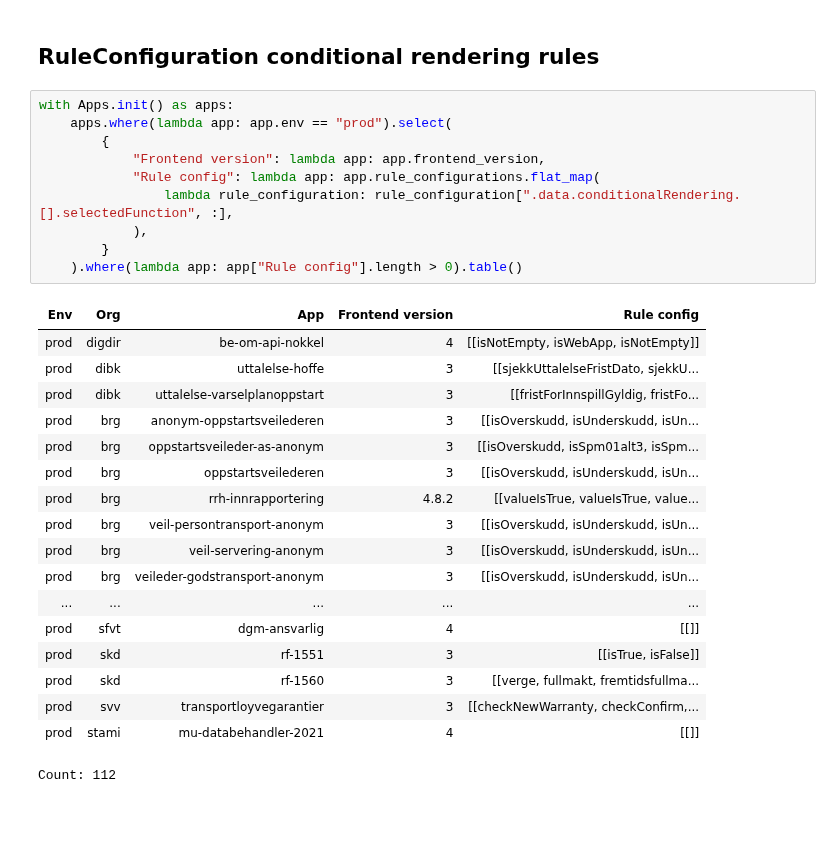
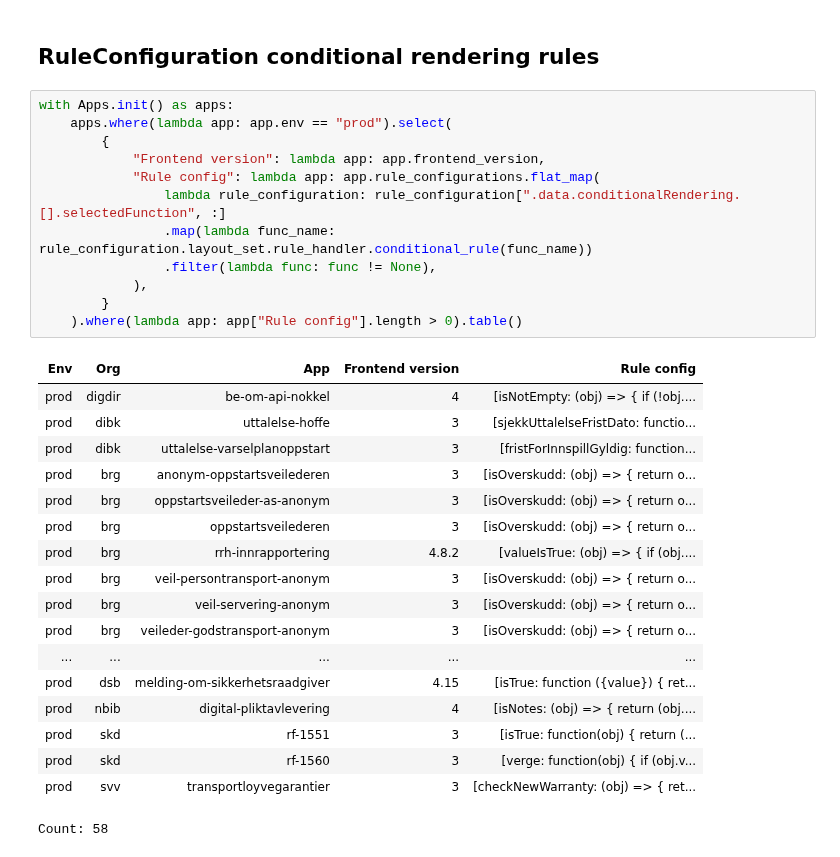
Before and after one commit to bjosttveit/altinn-app-insight, a Jupyter notebook: notebooks/components.ipynb, the cells around one changed output. Saved outputs shown, nothing was run; the diff lists cells and outputs as text; blank space fills up the shorter version.

Commit message:
add support for querying rule handler

```diff
--- a/notebooks/components.ipynb
+++ b/notebooks/components.ipynb
@@ -66,29 +66,31 @@ Count: 0
 # %%
 with Apps.init() as apps:
     apps.where(lambda app: app.env == "prod").select(
         {
             "Frontend version": lambda app: app.frontend_version,
             "Rule config": lambda app: app.rule_configurations.flat_map(
-                lambda rule_configuration: rule_configuration[".data.conditionalRendering.[].selectedFunction", :],
+                lambda rule_configuration: rule_configuration[".data.conditionalRendering.[].selectedFunction", :]
+                .map(lambda func_name: rule_configuration.layout_set.rule_handler.conditional_rule(func_name))
+                .filter(lambda func: func != None),
             ),
         }
     ).where(lambda app: app["Rule config"].length > 0).table()
 # %% [output]
 | Env | Org | App | Frontend version | Rule config |
-| prod | digdir | be-om-api-nokkel | 4 | [[isNotEmpty, isWebApp, isNotEmpty]] |
-| prod | dibk | uttalelse-hoffe | 3 | [[sjekkUttalelseFristDato, sjekkU... |
-| prod | dibk | uttalelse-varselplanoppstart | 3 | [[fristForInnspillGyldig, fristFo... |
-| prod | brg | anonym-oppstartsveilederen | 3 | [[isOverskudd, isUnderskudd, isUn... |
-| prod | brg | oppstartsveileder-as-anonym | 3 | [[isOverskudd, isSpm01alt3, isSpm... |
-| prod | brg | oppstartsveilederen | 3 | [[isOverskudd, isUnderskudd, isUn... |
-| prod | brg | rrh-innrapportering | 4.8.2 | [[valueIsTrue, valueIsTrue, value... |
-| prod | brg | veil-persontransport-anonym | 3 | [[isOverskudd, isUnderskudd, isUn... |
-| prod | brg | veil-servering-anonym | 3 | [[isOverskudd, isUnderskudd, isUn... |
-| prod | brg | veileder-godstransport-anonym | 3 | [[isOverskudd, isUnderskudd, isUn... |
+| prod | digdir | be-om-api-nokkel | 4 | [isNotEmpty: (obj) => { if (!obj.... |
+| prod | dibk | uttalelse-hoffe | 3 | [sjekkUttalelseFristDato: functio... |
+| prod | dibk | uttalelse-varselplanoppstart | 3 | [fristForInnspillGyldig: function... |
+| prod | brg | anonym-oppstartsveilederen | 3 | [isOverskudd: (obj) => { return o... |
+| prod | brg | oppstartsveileder-as-anonym | 3 | [isOverskudd: (obj) => { return o... |
+| prod | brg | oppstartsveilederen | 3 | [isOverskudd: (obj) => { return o... |
+| prod | brg | rrh-innrapportering | 4.8.2 | [valueIsTrue: (obj) => { if (obj.... |
+| prod | brg | veil-persontransport-anonym | 3 | [isOverskudd: (obj) => { return o... |
+| prod | brg | veil-servering-anonym | 3 | [isOverskudd: (obj) => { return o... |
+| prod | brg | veileder-godstransport-anonym | 3 | [isOverskudd: (obj) => { return o... |
 | ... | ... | ... | ... | ... |
-| prod | sfvt | dgm-ansvarlig | 4 | [[]] |
-| prod | skd | rf-1551 | 3 | [[isTrue, isFalse]] |
-| prod | skd | rf-1560 | 3 | [[verge, fullmakt, fremtidsfullma... |
-| prod | svv | transportloyvegarantier | 3 | [[checkNewWarranty, checkConfirm,... |
-| prod | stami | mu-databehandler-2021 | 4 | [[]] |
+| prod | dsb | melding-om-sikkerhetsraadgiver | 4.15 | [isTrue: function ({value}) { ret... |
+| prod | nbib | digital-pliktavlevering | 4 | [isNotes: (obj) => { return (obj.... |
+| prod | skd | rf-1551 | 3 | [isTrue: function(obj) { return (... |
+| prod | skd | rf-1560 | 3 | [verge: function(obj) { if (obj.v... |
+| prod | svv | transportloyvegarantier | 3 | [checkNewWarranty: (obj) => { ret... |
-Count: 112
+Count: 58
```
Also changed, not shown: 7 other files.
